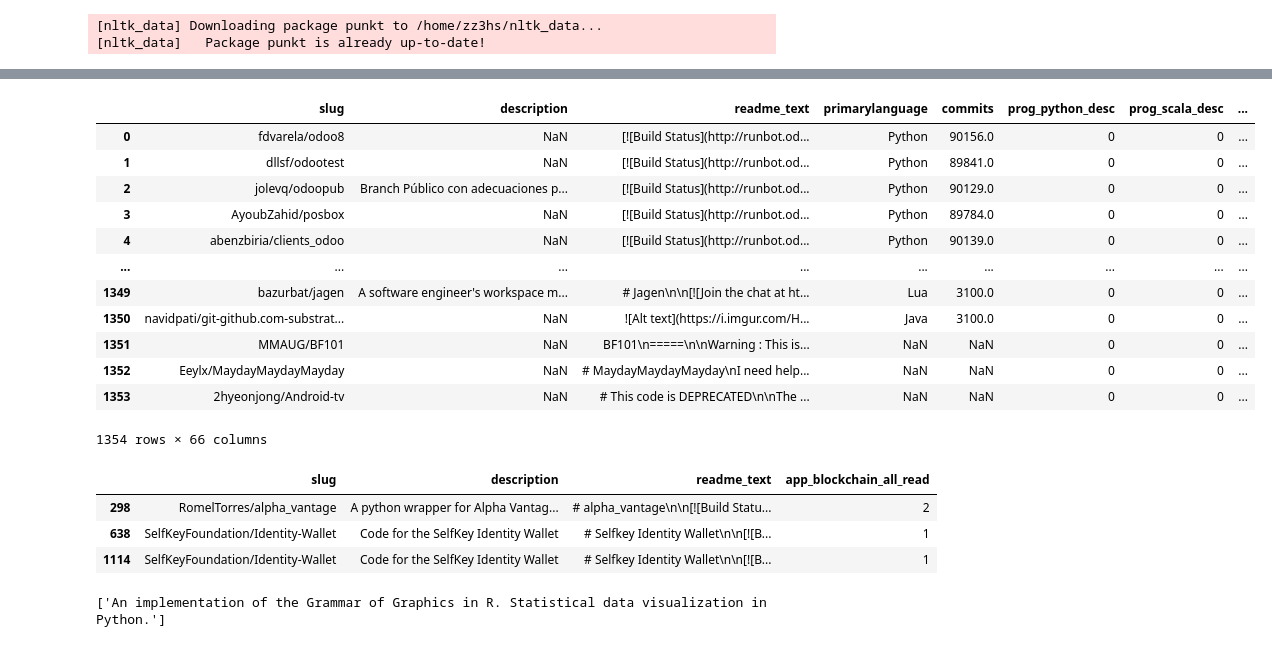
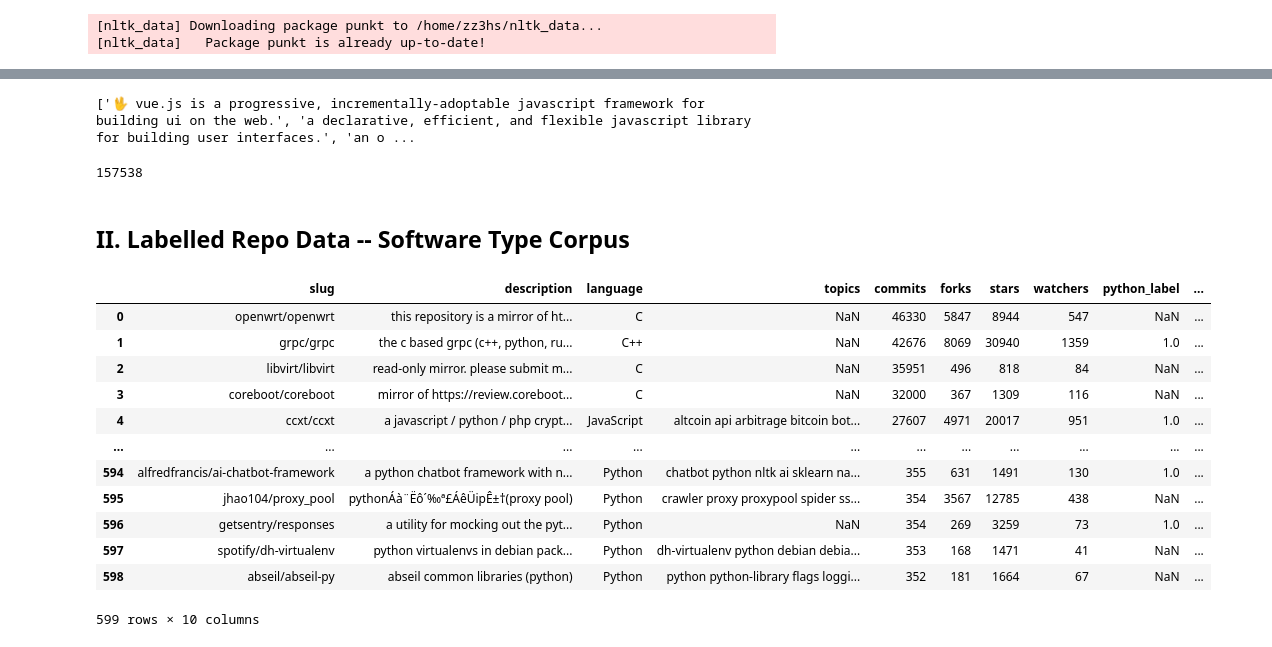
Before and after one commit to DSPG-Young-Scholars-Program/dspg21oss, a Jupyter notebook: src/06_bert/01_bert_init.ipynb, the cells around one changed output, grey strips where cells are left out. Drawn from its saved outputs; the diff is of its cells as text; code cells hidden in the pictures.

```diff
--- a/src/06_bert/01_bert_init.ipynb
+++ b/src/06_bert/01_bert_init.ipynb
@@ -25,30 +93,34 @@ from nltk import tokenize
+# %%
+repo_description = repo_data["description"].tolist()
+repo_description[1:10]
+
+#text cleaning
+repo_description_clean = []
+for text in repo_description:
+    cleaned_text_i= clean_text(text)
+    repo_description_clean.append(cleaned_text_i)
+
+print(repo_description_clean[0:10])
+len(repo_description_clean)
+# %% [output]
+['🖖 vue.js is a progressive, incrementally-adoptable javascript framework for building ui on the web.', 'a declarative, efficient, and flexible javascript library for building user interfaces.', 'an o ...
+157538
+# %% [markdown]
+## II. Labelled Repo Data -- Software Type Corpus
 # %%
-data = pd.read_csv('/home/zz3hs/git/dspg21oss/data/dspg21oss/oss_software_tolabel_071321.csv') #import csv
+data = pd.read_excel('/home/zz3hs/git/dspg21oss/data/dspg21oss/oss_software_labelled_python_sz.xlsx') #import csv
 data
 # %% [output]
-|  | slug | description | readme_text | primarylanguage | commits | prog_python_desc | prog_scala_desc | ... |
-| 0 | fdvarela/odoo8 | NaN | [![Build Status](http://runbot.od... | Python | 90156.0 | 0 | 0 | ... |
-| 1 | dllsf/odootest | NaN | [![Build Status](http://runbot.od... | Python | 89841.0 | 0 | 0 | ... |
-| 2 | jolevq/odoopub | Branch Público con adecuaciones p... | [![Build Status](http://runbot.od... | Python | 90129.0 | 0 | 0 | ... |
-| 3 | AyoubZahid/posbox | NaN | [![Build Status](http://runbot.od... | Python | 89784.0 | 0 | 0 | ... |
-| 4 | abenzbiria/clients_odoo | NaN | [![Build Status](http://runbot.od... | Python | 90139.0 | 0 | 0 | ... |
-| ... | ... | ... | ... | ... | ... | ... | ... | ... |
-| 1349 | bazurbat/jagen | A software engineer's workspace m... | # Jagen\n\n[![Join the chat at ht... | Lua | 3100.0 | 0 | 0 | ... |
-| 1350 | navidpati/git-github.com-substrat... | NaN | ![Alt text](https://i.imgur.com/H... | Java | 3100.0 | 0 | 0 | ... |
-| 1351 | MMAUG/BF101 | NaN | BF101\n=====\n\nWarning : This is... | NaN | NaN | 0 | 0 | ... |
-| 1352 | Eeylx/MaydayMaydayMayday | NaN | # MaydayMaydayMayday\nI need help... | NaN | NaN | 0 | 0 | ... |
-| 1353 | 2hyeonjong/Android-tv | NaN | # This code is DEPRECATED\n\nThe ... | NaN | NaN | 0 | 0 | ... |
+|  | slug | description | language | topics | commits | forks | stars | watchers | python_label | ... |
+| 0 | openwrt/openwrt | this repository is a mirror of ht... | C | NaN | 46330 | 5847 | 8944 | 547 | NaN | ... |
+| 1 | grpc/grpc | the c based grpc (c++, python, ru... | C++ | NaN | 42676 | 8069 | 30940 | 1359 | 1.0 | ... |
+| 2 | libvirt/libvirt | read-only mirror. please submit m... | C | NaN | 35951 | 496 | 818 | 84 | NaN | ... |
+| 3 | coreboot/coreboot | mirror of https://review.coreboot... | C | NaN | 32000 | 367 | 1309 | 116 | NaN | ... |
+| 4 | ccxt/ccxt | a javascript / python / php crypt... | JavaScript | altcoin api arbitrage bitcoin bot... | 27607 | 4971 | 20017 | 951 | 1.0 | ... |
+| ... | ... | ... | ... | ... | ... | ... | ... | ... | ... | ... |
+| 594 | alfredfrancis/ai-chatbot-framework | a python chatbot framework with n... | Python | chatbot python nltk ai sklearn na... | 355 | 631 | 1491 | 130 | 1.0 | ... |
+| 595 | jhao104/proxy_pool | pythonÁà¨Ëô´‰ª£ÁêÜipÊ±†(proxy pool) | Python | crawler proxy proxypool spider ss... | 354 | 3567 | 12785 | 438 | NaN | ... |
+| 596 | getsentry/responses | a utility for mocking out the pyt... | Python | NaN | 354 | 269 | 3259 | 73 | 1.0 | ... |
+| 597 | spotify/dh-virtualenv | python virtualenvs in debian pack... | Python | dh-virtualenv python debian debia... | 353 | 168 | 1471 | 41 | NaN | ... |
+| 598 | abseil/abseil-py | abseil common libraries (python) | Python | python python-library flags loggi... | 352 | 181 | 1664 | 67 | NaN | ... |
-1354 rows × 66 columns
+599 rows × 10 columns
-# %%
-type_name =  "app_blockchain_all_read"
-data_type_i = data[data[type_name] >0][["slug","description","readme_text", type_name]]
-data_type_i
-cutoff_i = data_type_i[type_name].quantile(.75)
-data_type_i=  data_type_i[data_type_i[type_name] >= cutoff_i]
-data_type_i= data_type_i[data_type_i["description"].notnull()]
-data_type_i
-# %% [output]
-|  | slug | description | readme_text | app_blockchain_all_read |
-| 298 | RomelTorres/alpha_vantage | A python wrapper for Alpha Vantag... | # alpha_vantage\n\n[![Build Statu... | 2 |
-| 638 | SelfKeyFoundation/Identity-Wallet | Code for the SelfKey Identity Wallet | # Selfkey Identity Wallet\n\n[![B... | 1 |
-| 1114 | SelfKeyFoundation/Identity-Wallet | Code for the SelfKey Identity Wallet | # Selfkey Identity Wallet\n\n[![B... | 1 |
@@ -58,8 +126,0 @@ embedder = SentenceTransformer('paraphrase-MiniLM-L6-v2') #quicker model
-# %%
-text = "An implementation of the Grammar of Graphics in R. Statistical data visualization in Python."
-corpus = tokenize.sent_tokenize(text) #sentence tokenization
-print(corpus)
-embeddings = embedder.encode(corpus, show_progress_bar=True) # embeddings
-#embeddings
-# %% [output]
-['An implementation of the Grammar of Graphics in R. Statistical data visualization in Python.']
```
Also changed, not shown: parts of 22 cells of this notebook, 1 other file.
